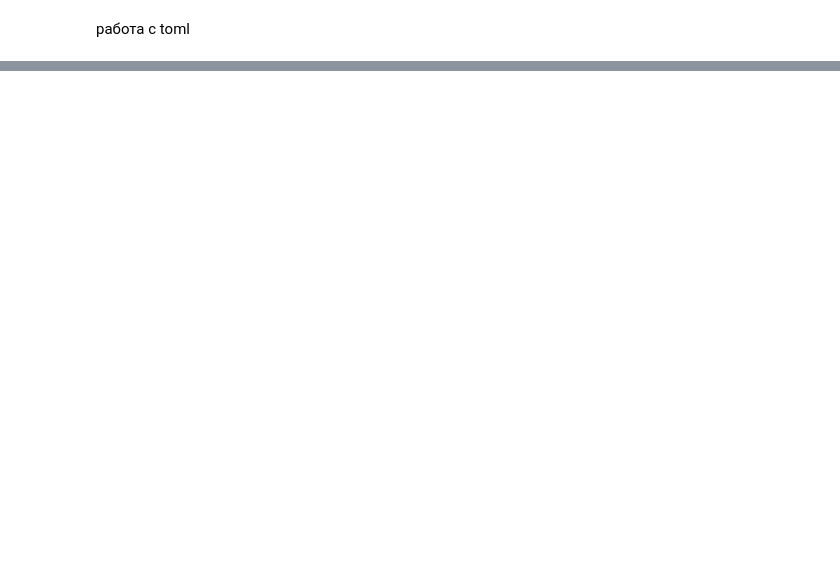
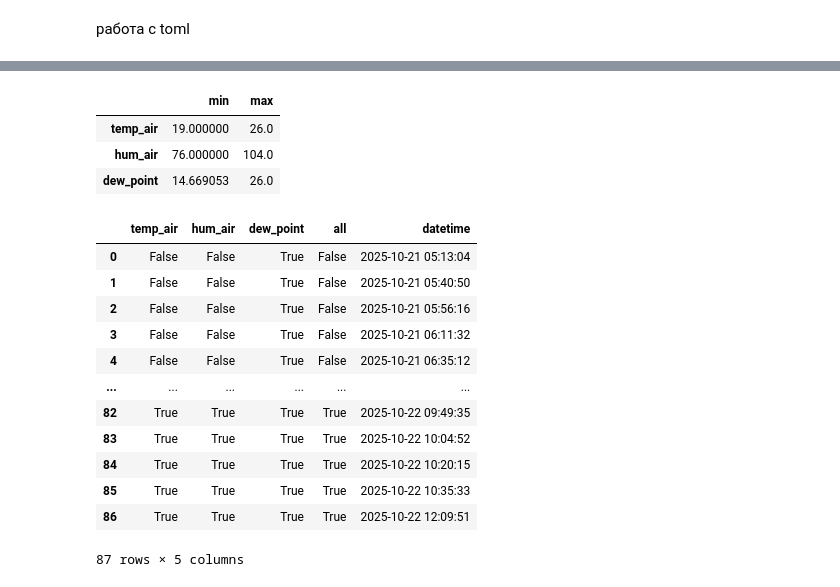
Before and after one commit to NikEgil/predicter, a Jupyter notebook: pred.ipynb, the cells around one changed output, grey strips where cells are left out. Drawn from its saved outputs; the diff is of its cells as text; code cells hidden in the pictures; blank space fills up the shorter version.

```diff
--- a/pred.ipynb
+++ b/pred.ipynb
@@ -117 +138,24 @@ with open("haze.toml", "rb") as f:
+# %%
+d.diseas[d.names[0]]
+# %% [output]
+|  | min | max |
+| temp_air | 19.000000 | 26.0 |
+| hum_air | 76.000000 | 104.0 |
+| dew_point | 14.669053 | 26.0 |
+# %%
+d.valid[d.names[0]]
+# %% [output]
+|  | temp_air | hum_air | dew_point | all | datetime |
+| 0 | False | False | True | False | 2025-10-21 05:13:04 |
+| 1 | False | False | True | False | 2025-10-21 05:40:50 |
+| 2 | False | False | True | False | 2025-10-21 05:56:16 |
+| 3 | False | False | True | False | 2025-10-21 06:11:32 |
+| 4 | False | False | True | False | 2025-10-21 06:35:12 |
+| ... | ... | ... | ... | ... | ... |
+| 82 | True | True | True | True | 2025-10-22 09:49:35 |
+| 83 | True | True | True | True | 2025-10-22 10:04:52 |
+| 84 | True | True | True | True | 2025-10-22 10:20:15 |
+| 85 | True | True | True | True | 2025-10-22 10:35:33 |
+| 86 | True | True | True | True | 2025-10-22 12:09:51 |
+87 rows × 5 columns
 # %%
```
Also changed, not shown: parts of 27 cells of this notebook, 8 other files.
